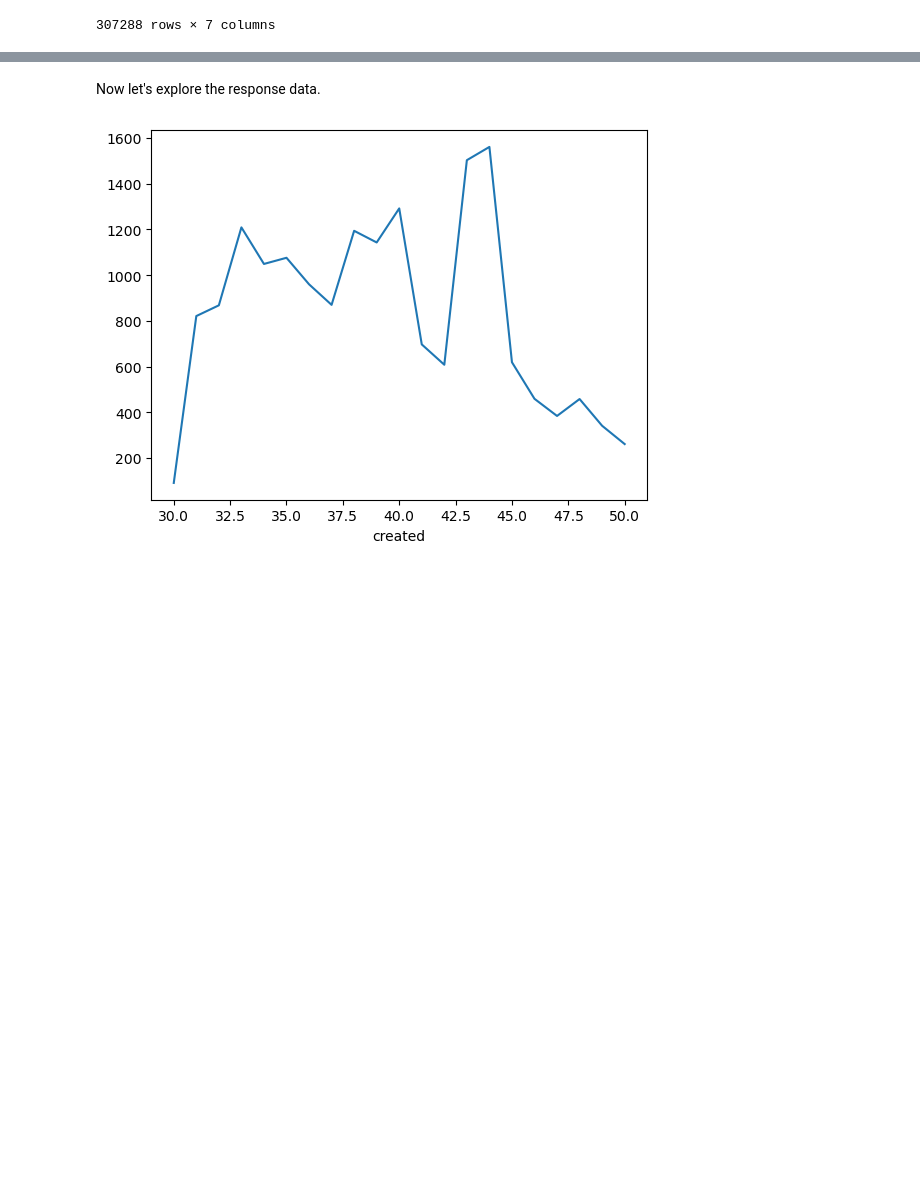
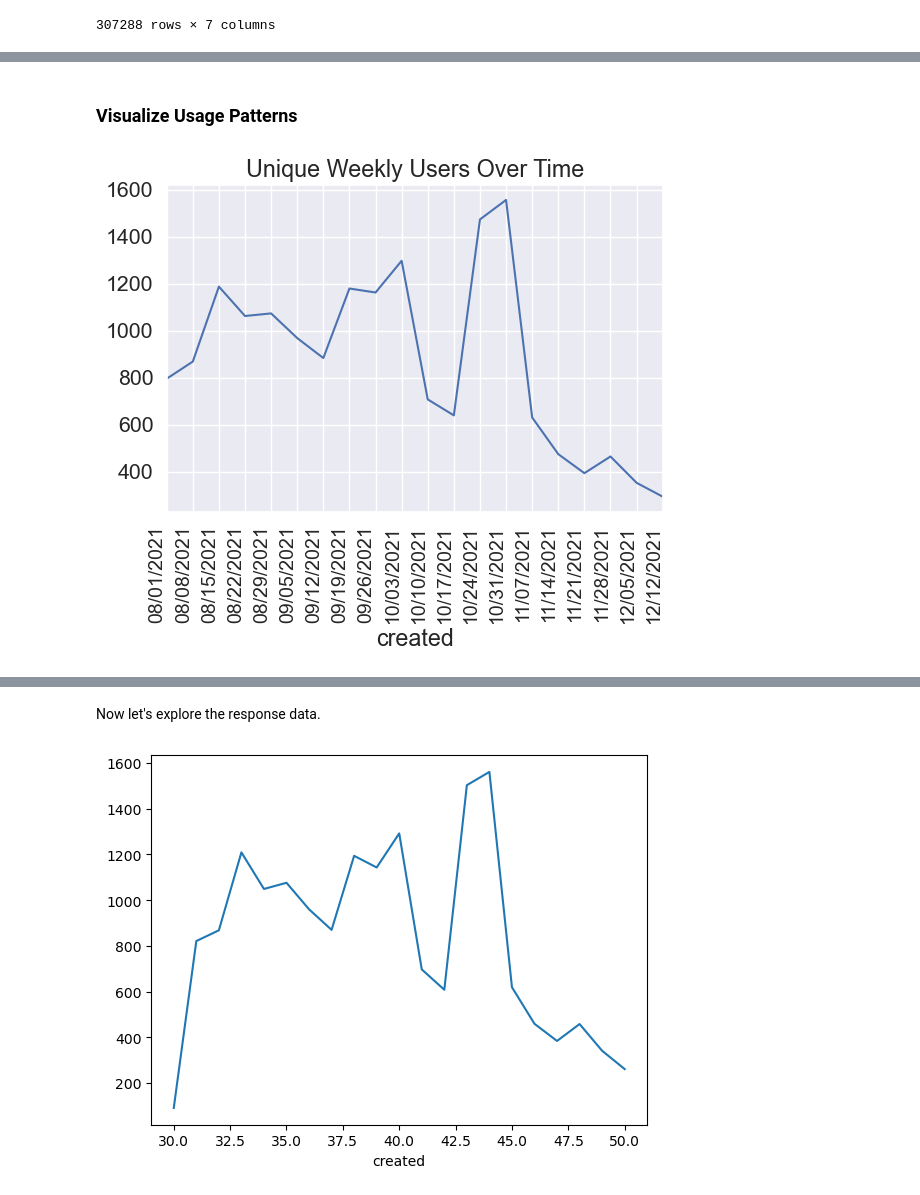
Before and after one commit to darrendbutler/yiya_data_analysis, a Jupyter notebook: dropout_analysis_course_2-3.ipynb, the cells around one changed output, grey strips where cells are left out. Drawn from its saved outputs; the diff is of its cells as text; code cells hidden in the pictures; blank space fills up the shorter version.

```diff
--- a/dropout_analysis_course_2-3.ipynb
+++ b/dropout_analysis_course_2-3.ipynb
@@ -1096,7 +1107,14 @@ First we're going to restrict the repsponses to a specific course. We'll start w
 # %%
-# Get Registered users
+def get_registered_users(registration_df, course_ids):
+    """Returns the list of user ids registered with the specified course ids
 
-def get_registered_users(registration_df, course_ids):
+    Args:
+        registration_df (dataframe): the registration table
+        course_ids (_type_): _description_
+
+    Returns:
+        numpy array: array of user ids
+    """
     has_course_id = registration_df["course_id"].isin(course_ids) #build a mask for rows that have selected course ids
     registered_users_lst = registered_users_lst.loc[has_course_id, "user_id"]
 
@@ -1119,7 +1137,7 @@ def get_course_responses(course_start, duration, course_ids):
     course_stop = course_start + duration
 
     #Course IDS
-    course_ids = [3]
+    #course_ids = [3]
 
     # Identify registered users registered for the course with registration table
     has_course_id = registration_df["course_id"].isin(course_ids)
@@ -1153,8 +1171,17 @@ def get_course_responses(course_start, duration, course_ids):
     response_meets_criteria = is_response_between_dates & has_user_completed_baseline & is_response_from_non_tester
     return response_df.loc[response_meets_criteria]
 
+#EDIT COURSES TO TRAIN ON HERE
+#For course 2
+#Refer to the course table for the courses you want to train on
+course_start = pd.to_datetime("2021-08-01")
+duration = dt.timedelta(weeks=20)
+course_stop = course_start + duration
 
-response_course_2_df = get_course_responses(course_start=pd.to_datetime("2021-08-01"), duration=dt.timedelta(weeks=20), course_ids=[3])
+#Course IDS
+course_ids = [3]
+
+response_course_2_df = get_course_responses(course_start=course_start, duration=duration, course_ids=course_ids)
 response_course_2_df
 # %% [output]
 registered users
@@ -1188,3 +1215,9 @@ BASELINE TASK SCRIPT
 | 1113385 | 2021-12-18 22:45:27 | 2021-12-18 22:45:27 | 49900 | 2232185 | endline-survey/post-course-follow... | Learn science/tech | 0 |
 | 1113386 | 2021-12-18 22:45:32 | 2021-12-18 22:45:32 | 49900 | 2232186 | endline-survey/post-course-follow... | never | 0 |
 307288 rows × 7 columns
+# %%
+df = pd.DataFrame({"B": [0, 1, 2, np.nan, 4]})
+df["A"] = df["B"] + 1
+display(df)
+
+df.expanding(1).sum()
@@ -1190,0 +1384,19 @@ BASELINE TASK SCRIPT
+# %% [markdown]
+### Visualize Usage Patterns
+# %%
+import matplotlib.dates as mdates
+weekly_resample = response_features.resample("7D", on="created")
+
+plt.title("Unique Weekly Users Over Time")
+
+weekly_resample["user_id"].nunique().plot()
+#weekly_resample["user_id"].size().plot()
+
+
+plt.gca().xaxis.set_major_formatter(mdates.DateFormatter('%m/%d/%Y'))
+plt.gca().xaxis.set_major_locator(mdates.DayLocator(interval=7))
+plt.gcf().autofmt_xdate()
+plt.xticks(fontsize=14, rotation=90)
+plt.show()
+# %% [output]
+[figure, added]
```
Also changed, not shown: parts of 31 cells of this notebook.
